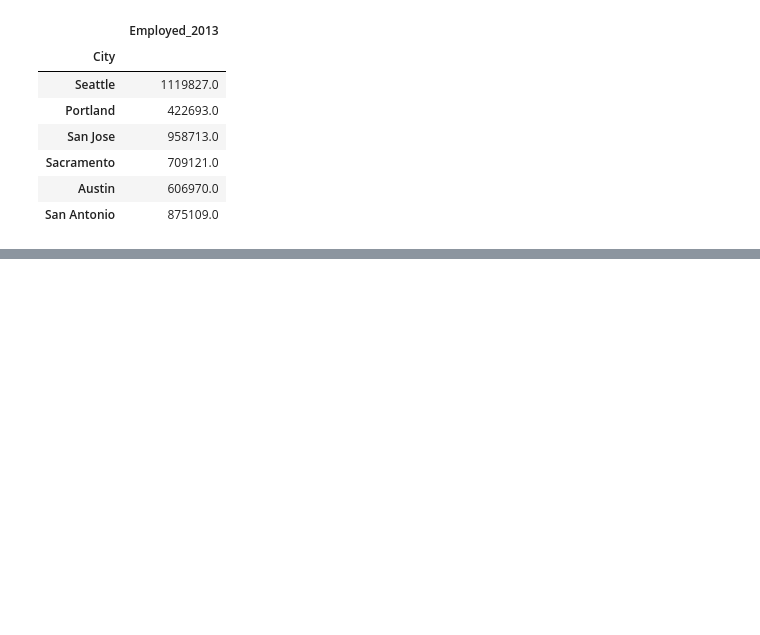
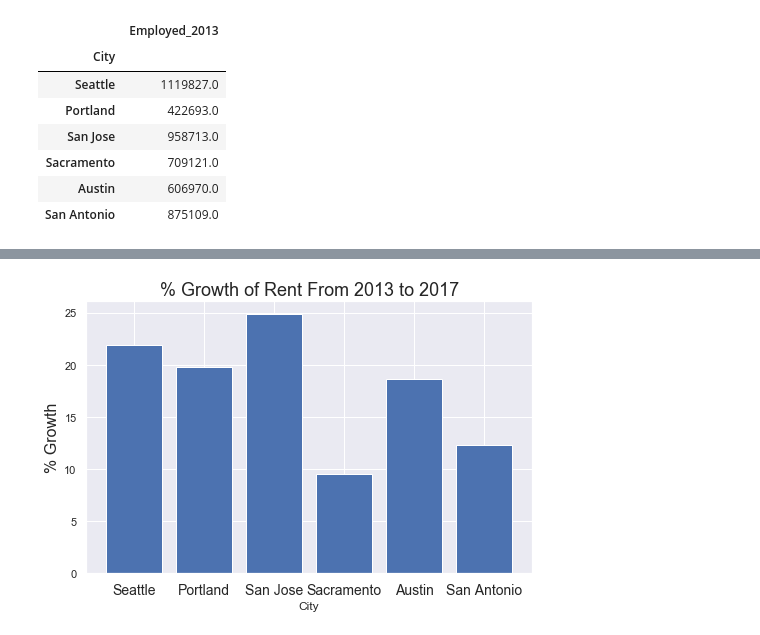
Before and after one commit to mrcjbf/project-one-repo, a Jupyter notebook: NotebooksAndData/census_api.ipynb, the cells around one changed output, grey strips where cells are left out. Saved outputs shown, nothing was run; the diff lists cells and outputs as text; code cells hidden in the pictures; blank space fills up the shorter version.

```diff
--- a/NotebooksAndData/census_api.ipynb
+++ b/NotebooksAndData/census_api.ipynb
@@ -472,0 +506,3 @@ pop_2017.savefig("../Output/Education_2017.png")
+# %%
+rent_df["%_change"]=(rent_df["2017"] - rent_df["2013"])/rent_df["2013"] *100
+rent_df
@@ -472,0 +518,10 @@ pop_2017.savefig("../Output/Education_2017.png")
+# %%
+plt.figure(figsize=(8,5))
+plt.bar(cities,rent_df["%_change"])
+plt.title("% Growth of Rent From 2013 to 2017",fontsize =18)
+plt.xlabel("City",fontsize = 12)
+plt.xticks(fontsize=14)
+plt.ylabel("% Growth",fontsize =16)
+plt.savefig("AVG rent % growth.png")
+# %% [output]
+[figure, added]
```
Also changed, not shown: parts of 12 cells of this notebook, 3 other files.
